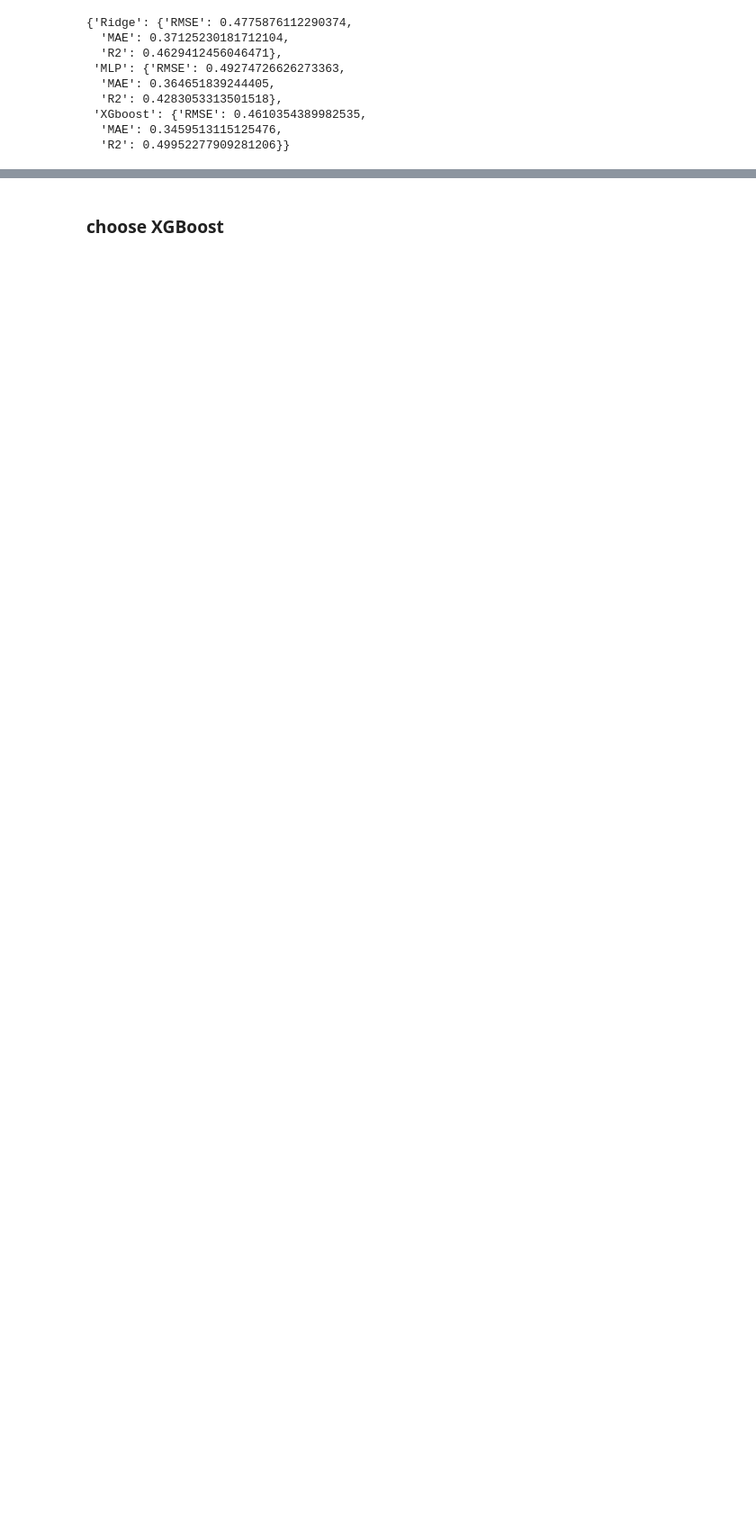
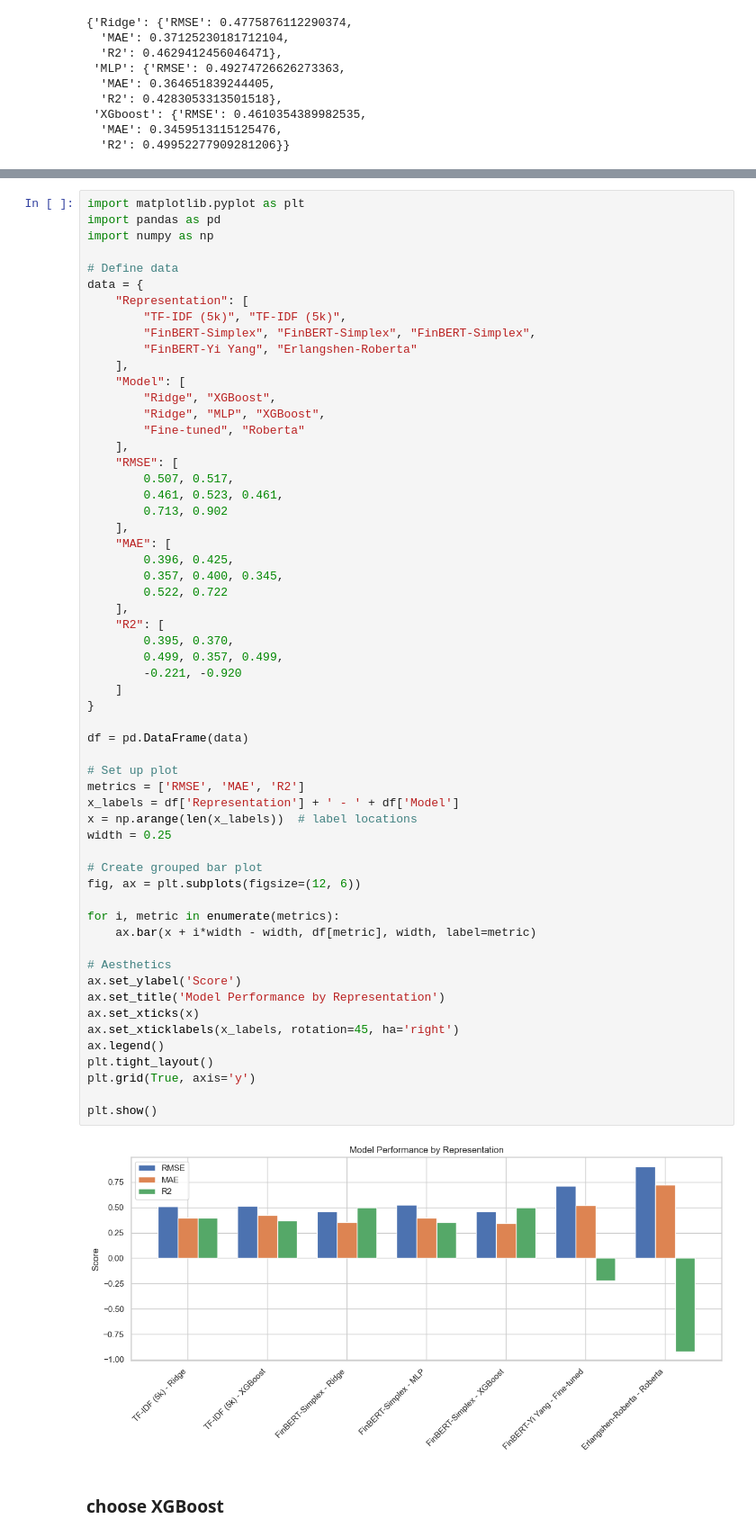
Before and after one commit to JANE-WANG-X/2025, a Jupyter notebook: cn_scoring.ipynb, the cells around one changed output, grey strips where cells are left out. Shown: that part at 90% size. Saved outputs shown, nothing was run; the diff lists cells and outputs as text; blank space fills up the shorter version.

```diff
--- a/cn_scoring.ipynb
+++ b/cn_scoring.ipynb
@@ -170,3 +272,63 @@ results
+# %%
+import matplotlib.pyplot as plt
+import pandas as pd
+import numpy as np
+
+# Define data
+data = {
+    "Representation": [
+        "TF-IDF (5k)", "TF-IDF (5k)",
+        "FinBERT-Simplex", "FinBERT-Simplex", "FinBERT-Simplex",
+        "FinBERT-Yi Yang", "Erlangshen-Roberta"
+    ],
+    "Model": [
+        "Ridge", "XGBoost",
+        "Ridge", "MLP", "XGBoost",
+        "Fine-tuned", "Roberta"
+    ],
+    "RMSE": [
+        0.507, 0.517,
+        0.461, 0.523, 0.461,
+        0.713, 0.902
+    ],
+    "MAE": [
+        0.396, 0.425,
+        0.357, 0.400, 0.345,
+        0.522, 0.722
+    ],
+    "R2": [
+        0.395, 0.370,
+        0.499, 0.357, 0.499,
+        -0.221, -0.920
+    ]
+}
+
+df = pd.DataFrame(data)
+
+# Set up plot
+metrics = ['RMSE', 'MAE', 'R2']
+x_labels = df['Representation'] + ' - ' + df['Model']
+x = np.arange(len(x_labels))  # label locations
+width = 0.25
+
+# Create grouped bar plot
+fig, ax = plt.subplots(figsize=(12, 6))
+
+for i, metric in enumerate(metrics):
+    ax.bar(x + i*width - width, df[metric], width, label=metric)
+
+# Aesthetics
+ax.set_ylabel('Score')
+ax.set_title('Model Performance by Representation')
+ax.set_xticks(x)
+ax.set_xticklabels(x_labels, rotation=45, ha='right')
+ax.legend()
+plt.tight_layout()
+plt.grid(True, axis='y')
+
+plt.show()
+# %% [output]
+[figure, added]
 # %% [markdown]
 ### choose XGBoost
 # %%
```
Also changed, not shown: parts of 2 cells of this notebook.
